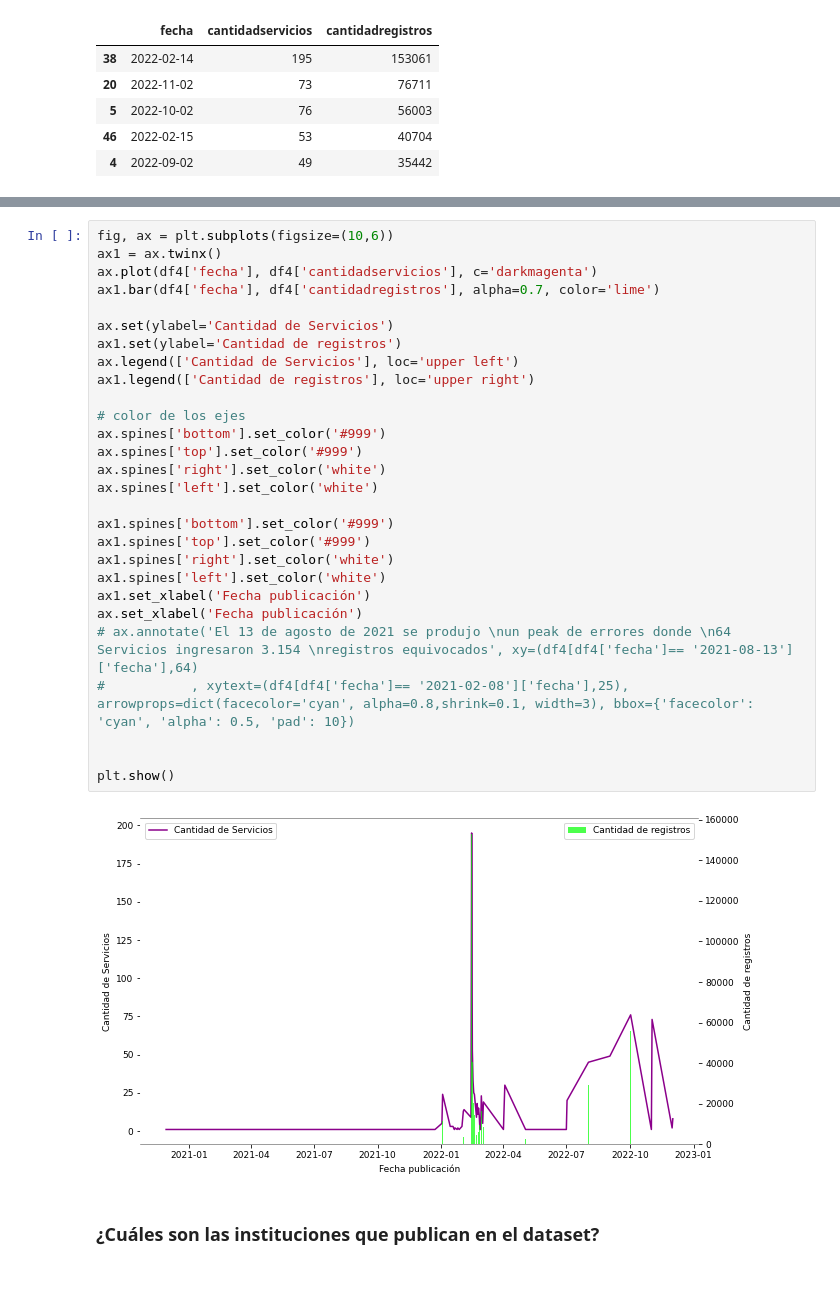
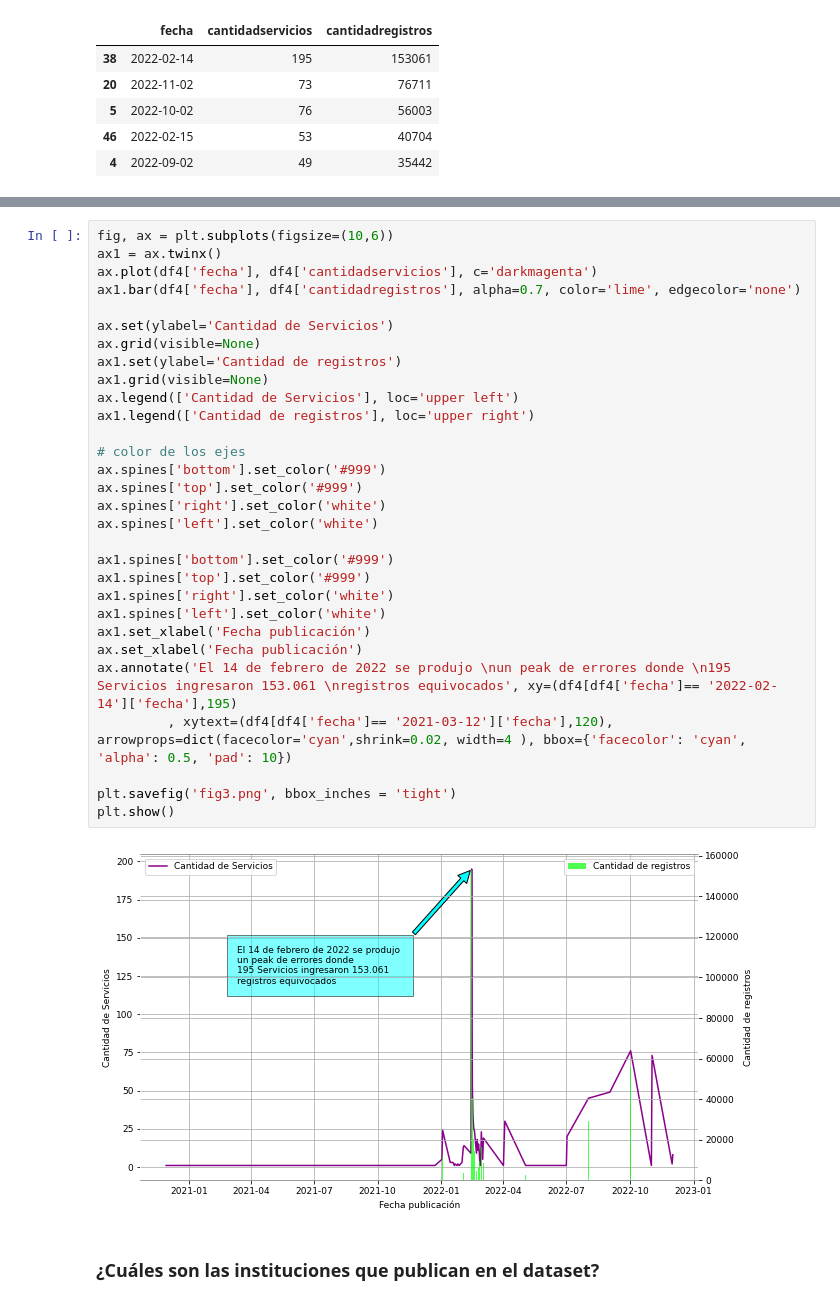
Before and after one commit to josemoragonzalez/PublicEmployment, a Jupyter notebook: informe.ipynb, the cells around one changed output, grey strips where cells are left out. Drawn from its saved outputs; the diff is of its cells as text.

```diff
--- a/informe.ipynb
+++ b/informe.ipynb
@@ -229,33 +258,35 @@ df4.sort_values(by=['cantidadregistros'], ascending=False).head(5)
 # %%
 fig, ax = plt.subplots(figsize=(10,6))
 ax1 = ax.twinx()
 ax.plot(df4['fecha'], df4['cantidadservicios'], c='darkmagenta')
-ax1.bar(df4['fecha'], df4['cantidadregistros'], alpha=0.7, color='lime')
+ax1.bar(df4['fecha'], df4['cantidadregistros'], alpha=0.7, color='lime', edgecolor='none')
 
 ax.set(ylabel='Cantidad de Servicios')
+ax.grid(visible=None)
 ax1.set(ylabel='Cantidad de registros')
+ax1.grid(visible=None)
 ax.legend(['Cantidad de Servicios'], loc='upper left')
 ax1.legend(['Cantidad de registros'], loc='upper right')
 
 # color de los ejes
 ax.spines['bottom'].set_color('#999')
 ax.spines['top'].set_color('#999')
 ax.spines['right'].set_color('white')
 ax.spines['left'].set_color('white')
 
 ax1.spines['bottom'].set_color('#999')
 ax1.spines['top'].set_color('#999')
 ax1.spines['right'].set_color('white')
 ax1.spines['left'].set_color('white')
 ax1.set_xlabel('Fecha publicación')
 ax.set_xlabel('Fecha publicación')
-# ax.annotate('El 13 de agosto de 2021 se produjo \nun peak de errores donde \n64 Servicios ingresaron 3.154 \nregistros equivocados', xy=(df4[df4['fecha']== '2021-08-13']['fecha'],64)
-#           , xytext=(df4[df4['fecha']== '2021-02-08']['fecha'],25), arrowprops=dict(facecolor='cyan', alpha=0.8,shrink=0.1, width=3), bbox={'facecolor': 'cyan', 'alpha': 0.5, 'pad': 10})
+ax.annotate('El 14 de febrero de 2022 se produjo \nun peak de errores donde \n195 Servicios ingresaron 153.061 \nregistros equivocados', xy=(df4[df4['fecha']== '2022-02-14']['fecha'],195)
+         , xytext=(df4[df4['fecha']== '2021-03-12']['fecha'],120), arrowprops=dict(facecolor='cyan',shrink=0.02, width=4 ), bbox={'facecolor': 'cyan', 'alpha': 0.5, 'pad': 10})
 
-
+plt.savefig('fig3.png', bbox_inches = 'tight')
 plt.show()
 # %% [output]
-[figure, old version]
+[figure, new version]
 # %% [markdown]
 ### ¿Cuáles son las instituciones que publican en el dataset?
 # %%
```
Also changed, not shown: parts of 11 cells of this notebook, 12 other files.
